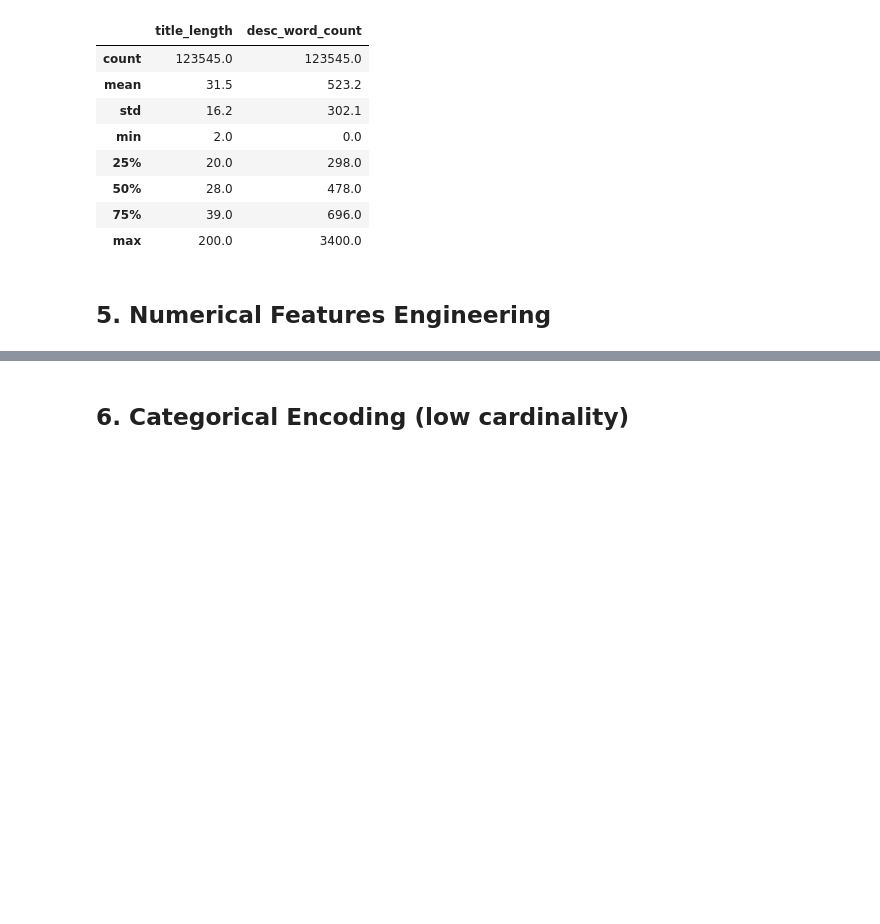
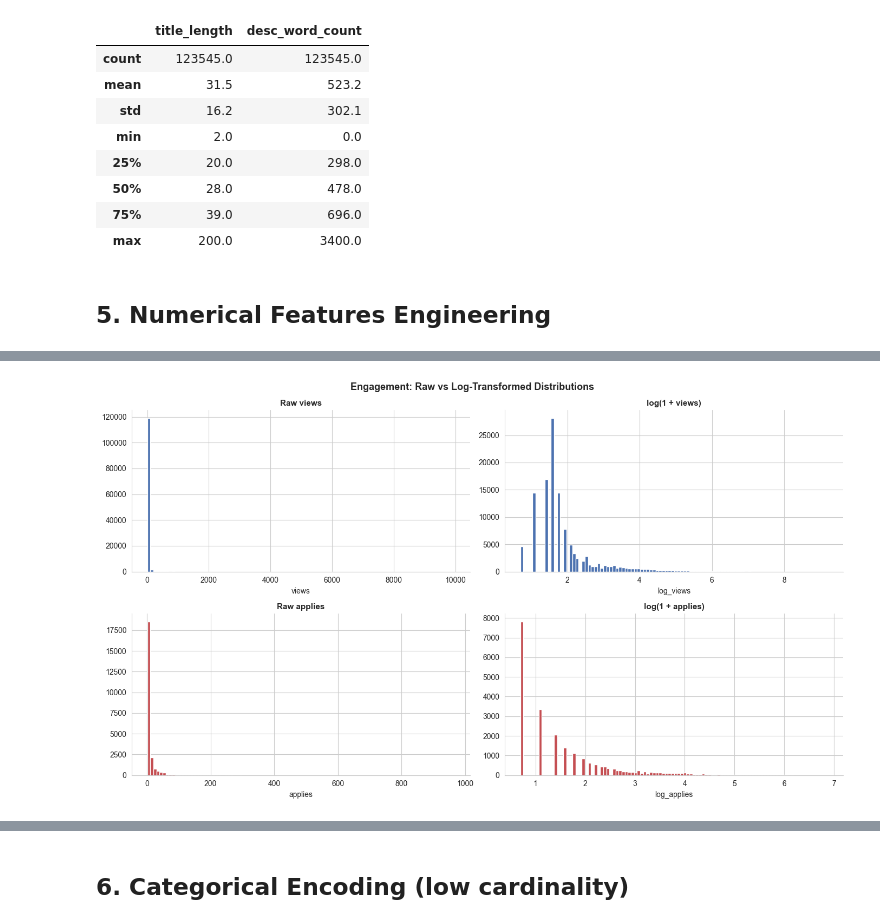
Before and after one commit to ognjenvujovic04/job-intelligence, a Jupyter notebook: notebooks/2.0-ov-feature-engineering.ipynb, the cells around one changed output, grey strips where cells are left out. Saved outputs shown, nothing was run; the diff lists cells and outputs as text; code cells hidden in the pictures; blank space fills up the shorter version.

Commit message:
feat(feature): engineer temporal, engagement, and salary features in numerical fe section

```diff
--- a/notebooks/2.0-ov-feature-engineering.ipynb
+++ b/notebooks/2.0-ov-feature-engineering.ipynb
@@ -492,0 +641,11 @@ df_fe[['title_length', 'desc_word_count']].describe().round(1)
+# %%
+# ── Engagement: log transforms + conversion rate ──
+
+df_fe['log_views']   = np.log1p(df_fe['views'])
+df_fe['log_applies'] = np.log1p(df_fe['applies'])
+
+# Conversion rate: what fraction of viewers actually applied
+df_fe['apply_rate'] = df_fe['applies'] / df_fe['views'].replace(0, np.nan)
+
+print("Engagement feature summary:")
+print(df_fe[['views', 'log_views', 'applies', 'log_applies', 'apply_rate']].describe().round(3))
@@ -492,0 +663,33 @@ df_fe[['title_length', 'desc_word_count']].describe().round(1)
+# %%
+# ── Before vs after: raw vs log-transformed distributions ──
+
+fig, axes = plt.subplots(2, 2, figsize=(14, 8))
+
+# Raw views
+axes[0, 0].hist(df_fe['views'].dropna(), bins=100, color='#4C72B0', edgecolor='white')
+axes[0, 0].set_title('Raw views', fontsize=11, fontweight='bold')
+axes[0, 0].set_xlabel('views')
+
+# Log views
+axes[0, 1].hist(df_fe['log_views'].dropna(), bins=100, color='#4C72B0', edgecolor='white')
+axes[0, 1].set_title('log(1 + views)', fontsize=11, fontweight='bold')
+axes[0, 1].set_xlabel('log_views')
+
+# Raw applies
+axes[1, 0].hist(df_fe['applies'].dropna(), bins=100, color='#C44E52', edgecolor='white')
+axes[1, 0].set_title('Raw applies', fontsize=11, fontweight='bold')
+axes[1, 0].set_xlabel('applies')
+
+# Log applies
+axes[1, 1].hist(df_fe['log_applies'].dropna(), bins=100, color='#C44E52', edgecolor='white')
+axes[1, 1].set_title('log(1 + applies)', fontsize=11, fontweight='bold')
+axes[1, 1].set_xlabel('log_applies')
+
+for ax in axes.flat:
+    ax.spines[['top', 'right']].set_visible(False)
+
+fig.suptitle('Engagement: Raw vs Log-Transformed Distributions', fontsize=13, fontweight='bold')
+plt.tight_layout()
+plt.show()
+# %% [output]
+[figure, added]
```
Also changed, not shown: parts of 21 cells of this notebook.
